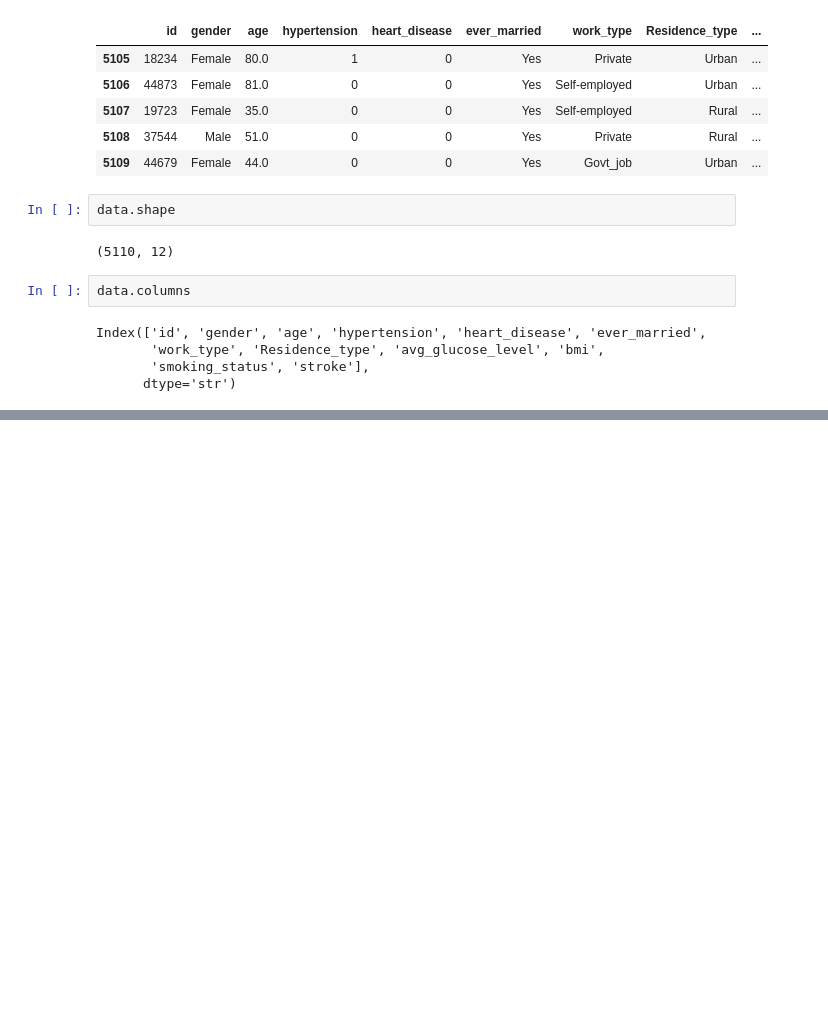
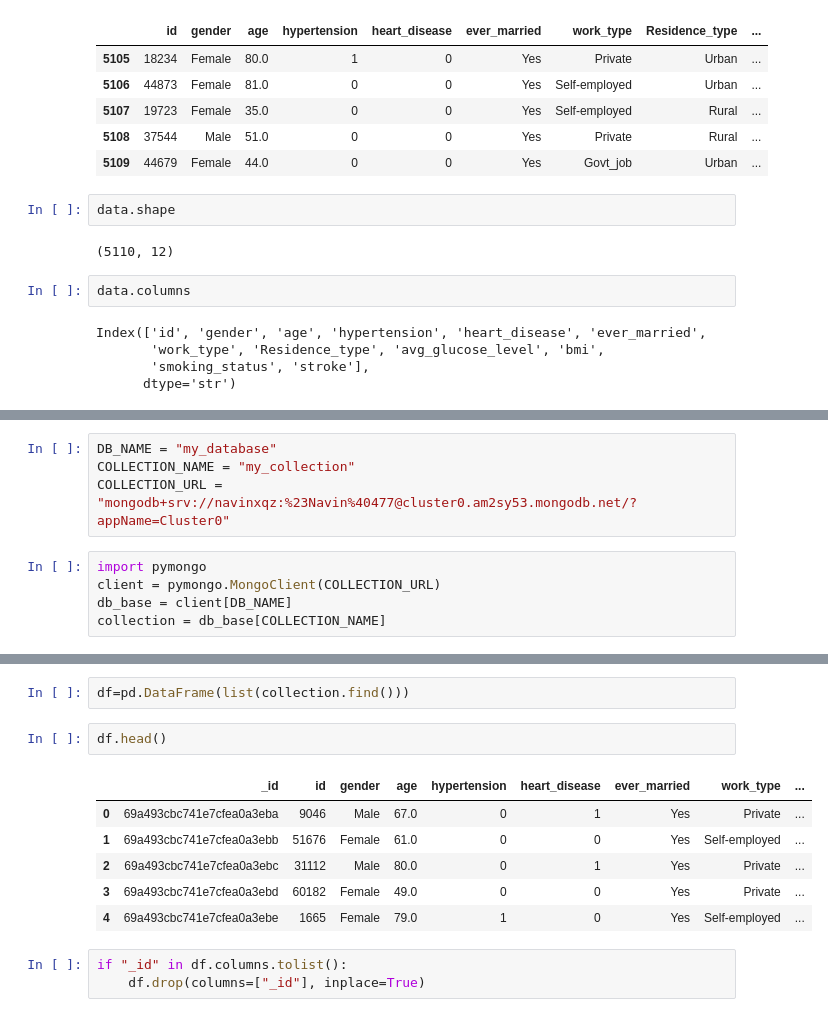
Before and after one commit to navinxqz/Inception-FSDS-classwork, a Jupyter notebook: classwork/Day26_Database/mongobd_test.ipynb, the cells around one changed output, grey strips where cells are left out. Saved outputs shown, nothing was run; the diff lists cells and outputs as text; blank space fills up the shorter version.

```diff
--- a/classwork/Day26_Database/mongobd_test.ipynb
+++ b/classwork/Day26_Database/mongobd_test.ipynb
@@ -57,0 +88,9 @@ Index(['id', 'gender', 'age', 'hypertension', 'heart_disease', 'ever_married',
+# %%
+DB_NAME = "my_database"
+COLLECTION_NAME = "my_collection"
+COLLECTION_URL = "mongodb+srv://navinxqz:%23Navin%40477@cluster0.am2sy53.mongodb.net/?appName=Cluster0"
+# %%
+import pymongo
+client = pymongo.MongoClient(COLLECTION_URL)
+db_base = client[DB_NAME]
+collection = db_base[COLLECTION_NAME]
@@ -57,0 +131,14 @@ Index(['id', 'gender', 'age', 'hypertension', 'heart_disease', 'ever_married',
+# %%
+df=pd.DataFrame(list(collection.find()))
+# %%
+df.head()
+# %% [output]
+|  | _id | id | gender | age | hypertension | heart_disease | ever_married | work_type | ... |
+| 0 | 69a493cbc741e7cfea0a3eba | 9046 | Male | 67.0 | 0 | 1 | Yes | Private | ... |
+| 1 | 69a493cbc741e7cfea0a3ebb | 51676 | Female | 61.0 | 0 | 0 | Yes | Self-employed | ... |
+| 2 | 69a493cbc741e7cfea0a3ebc | 31112 | Male | 80.0 | 0 | 1 | Yes | Private | ... |
+| 3 | 69a493cbc741e7cfea0a3ebd | 60182 | Female | 49.0 | 0 | 0 | Yes | Private | ... |
+| 4 | 69a493cbc741e7cfea0a3ebe | 1665 | Female | 79.0 | 1 | 0 | Yes | Self-employed | ... |
+# %%
+if "_id" in df.columns.tolist():
+    df.drop(columns=["_id"], inplace=True)
```
Also changed, not shown: parts of 14 cells of this notebook, 1 other file.
